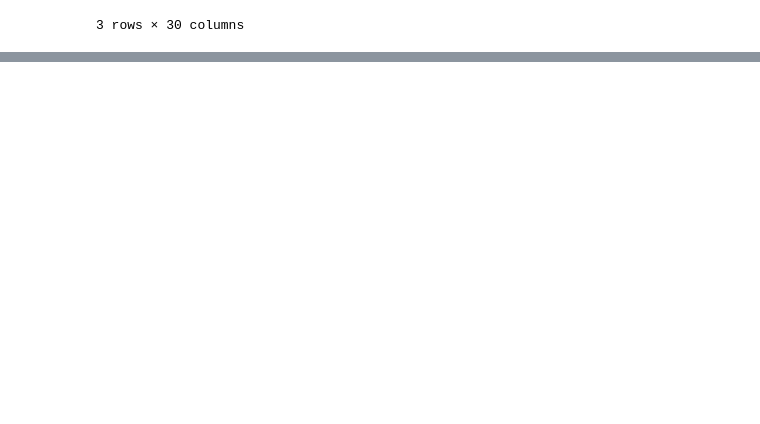
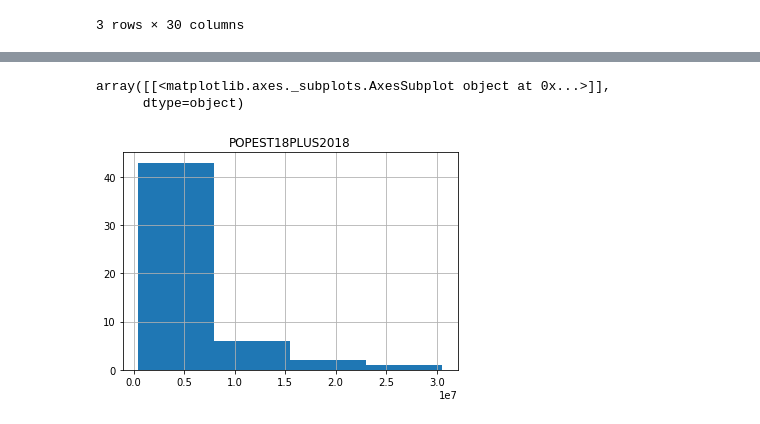
Before and after one commit to KayliBrownstein/data-science-flatworld-sales, a Jupyter notebook: revised_institutions_eda.ipynb, the cells around one changed output, grey strips where cells are left out. Saved outputs shown, nothing was run; the diff lists cells and outputs as text; code cells hidden in the pictures; blank space fills up the shorter version.

Commit message:
Bin Pop per State

```diff
--- a/revised_institutions_eda.ipynb
+++ b/revised_institutions_eda.ipynb
@@ -1050,0 +1071,8 @@ institutions = pd.concat([institutions, institution_count_group_dummies], axis=1
+# %%
+# todo: add state population to institution and follow same process
+# https://www.census.gov/data/tables/time-series/demo/popest/2010s-national-detail.html#par_textimage_1537638156
+
+# I got the count of IPEDS institutions per state to try to get a better accuracy.
+
+state_population = pd.read_csv('/Users/kaylibrownstein/Downloads/scprc-est2018-18+pop-res.csv')
+state_population.head()
@@ -1050,0 +1086,3 @@ institutions = pd.concat([institutions, institution_count_group_dummies], axis=1
+# %%
+state_population.rename(columns={'NAME': "FIPS state code"},inplace=True)
+state_population.head()
@@ -1050,0 +1096,3 @@ institutions = pd.concat([institutions, institution_count_group_dummies], axis=1
+# %%
+state_pop_pared_down = state_population[['FIPS state code', 'POPEST18PLUS2018']]
+state_pop_pared_down.head()
@@ -1050,0 +1106,6 @@ institutions = pd.concat([institutions, institution_count_group_dummies], axis=1
+# %%
+state_pop_pared_down.hist(bins=4)
+# %% [output]
+array([[<matplotlib.axes._subplots.AxesSubplot object at 0x...>]],
+      dtype=object)
+[figure, added]
```
Also changed, not shown: parts of 11 cells of this notebook.
